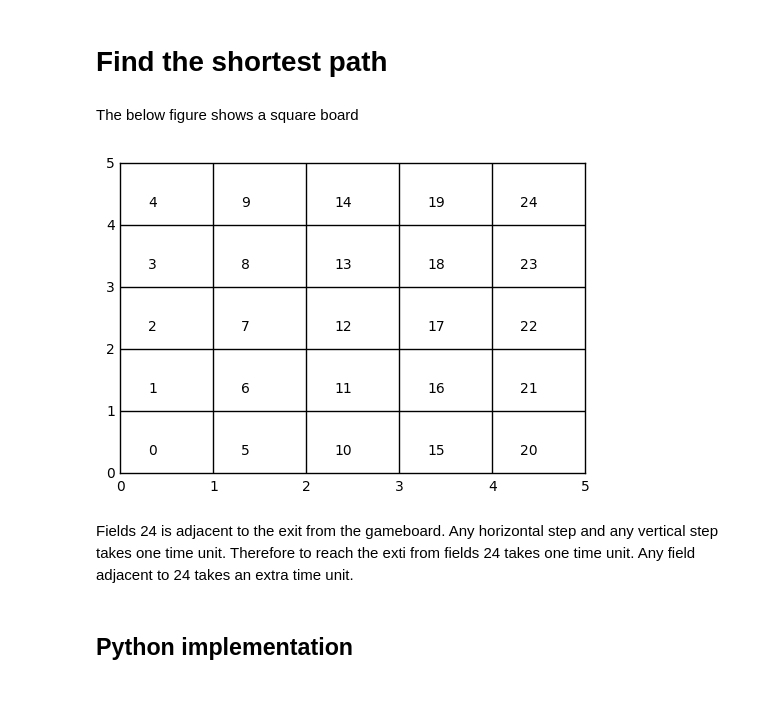
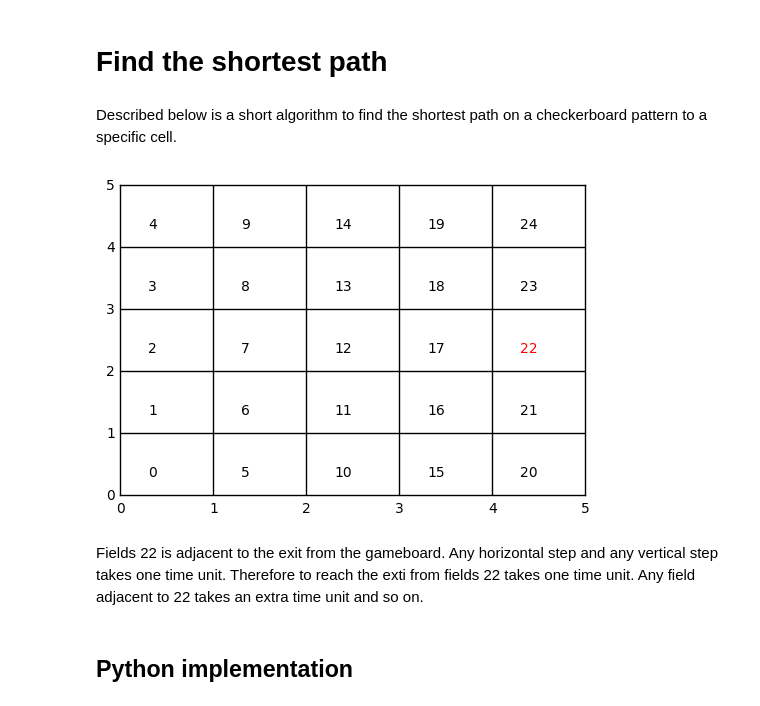
Before and after one commit to SvenMayer/notebooks, a Jupyter notebook: short_path.ipynb, the cells around one changed output. Saved outputs shown, nothing was run; the diff lists cells and outputs as text; code cells hidden in the pictures.

```diff
--- a/short_path.ipynb
+++ b/short_path.ipynb
@@ -1,22 +1,25 @@
 # %% [markdown]
 # Find the shortest path
-# %% [markdown]
-The below figure shows a square board
+# %% [markdown]
+Described below is a short algorithm to find the shortest path on a checkerboard pattern to a specific cell.
 # %%
 import matplotlib.pyplot as plt
 import numpy as np
 
 plt.hold(True)
 for ln in range(1, 5):
     plt.plot((0, 5), (ln, ln), color=(0., 0., 0.))
     plt.plot((ln, ln), (0, 5), color=(0., 0., 0.))
 for itm in range(0, 25):
-    plt.text(np.floor(itm/5)+0.3, itm%5 + 0.3, str(itm))
+    if itm == 22:
+        plt.text(np.floor(itm/5)+0.3, itm%5 + 0.3, str(itm), color=(1., 0., 0.))
+    else:
+        plt.text(np.floor(itm/5)+0.3, itm%5 + 0.3, str(itm))
 plt.show()
 # %% [output]
-[figure, old version]
+[figure, new version]
 # %% [markdown]
-Fields 24 is adjacent to the exit from the gameboard. Any horizontal step and any vertical step takes one time unit. Therefore to reach the exti from fields 24 takes one time unit. Any field adjacent to 24 takes an extra time unit.
+Fields 22 is adjacent to the exit from the gameboard. Any horizontal step and any vertical step takes one time unit. Therefore to reach the exti from fields 22 takes one time unit. Any field adjacent to 22 takes an extra time unit and so on.
 # %% [markdown]
 ## Python implementation
 # %% [markdown]
```
Also changed, not shown: parts of 35 cells of this notebook.
